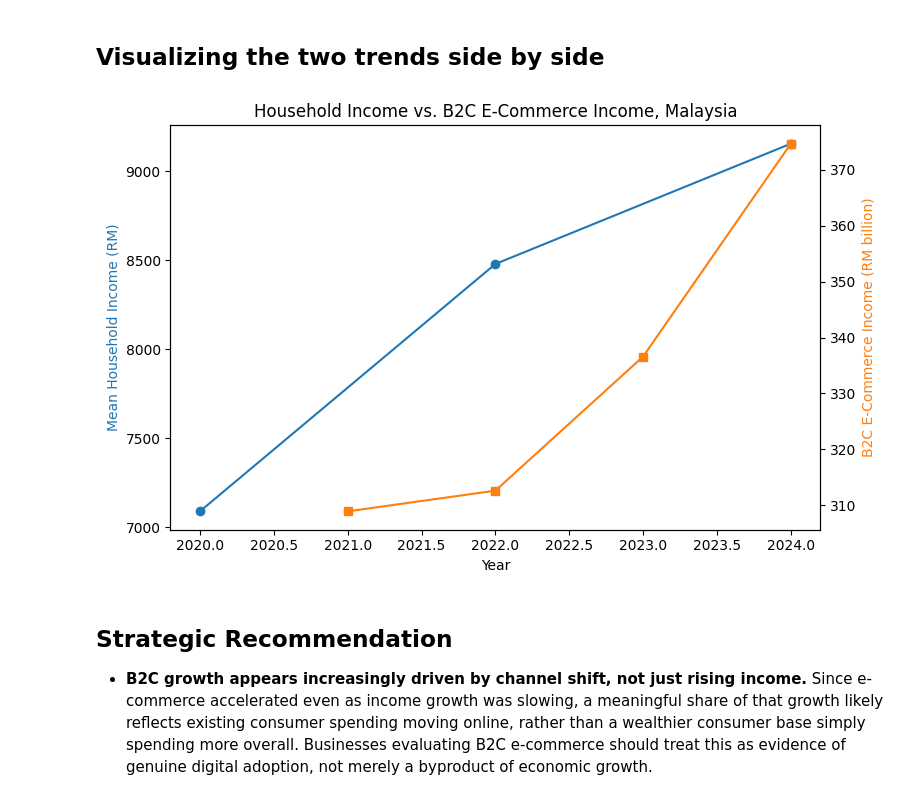
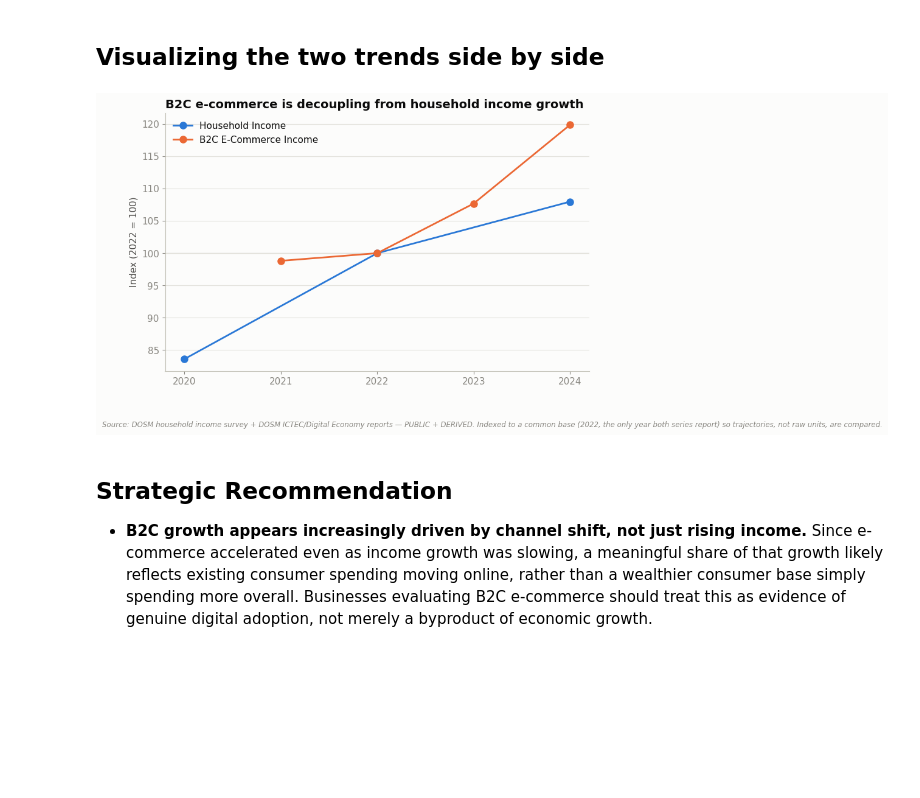
Before and after one commit to ooi-darren/malaysia-ecommerce-market-intelligence, a Jupyter notebook: notebooks/02-income-vs-ecommerce-growth.ipynb, the cells around one changed output. Cells and saved outputs as stored; diff of their text form; code cells hidden in the pictures; blank space fills up the shorter version.

```diff
--- a/notebooks/02-income-vs-ecommerce-growth.ipynb
+++ b/notebooks/02-income-vs-ecommerce-growth.ipynb
@@ -60,24 +93,37 @@ B2C e-commerce CAGR (2021-2024): 6.6%
 # %% [markdown]
 ## Visualizing the two trends side by side
 # %%
-fig, ax1 = plt.subplots(figsize=(8, 5))
+# Index both series to 100 at 2022 — the one year both series report —
+# so growth *trajectories* are comparable on a single axis (a shared axis on
+# raw units would be meaningless: RM per household vs. RM billion, a dual-axis
+# chart would invent a correlation that isn't in the data).
+income_idx = income[income['date'].isin(['2020-01-01', '2022-01-01', '2024-01-01'])].copy()
+income_idx['year'] = [2020, 2022, 2024]
+income_base = income_idx.loc[income_idx['year'] == 2022, 'income_mean'].values[0]
+income_idx['index'] = income_idx['income_mean'] / income_base * 100
 
-income_window = income[income['date'].isin(['2020-01-01', '2022-01-01', '2024-01-01'])]
-years_income = [2020, 2022, 2024]
-ax1.plot(years_income, income_window['income_mean'], marker='o', color='tab:blue', label='Mean Household Income (RM)')
-ax1.set_xlabel('Year')
-ax1.set_ylabel('Mean Household Income (RM)', color='tab:blue')
+b2c_idx = ecommerce[ecommerce['year'] >= 2021][['year', 'b2c_rm_billion']].copy()
+b2c_base = b2c_idx.loc[b2c_idx['year'] == 2022, 'b2c_rm_billion'].values[0]
+b2c_idx['index'] = b2c_idx['b2c_rm_billion'] / b2c_base * 100
 
-ax2 = ax1.twinx()
-b2c_window = ecommerce[ecommerce['year'] >= 2021]
-ax2.plot(b2c_window['year'], b2c_window['b2c_rm_billion'], marker='s', color='tab:orange', label='B2C E-Commerce Income (RM billion)')
-ax2.set_ylabel('B2C E-Commerce Income (RM billion)', color='tab:orange')
+fig, ax = plt.subplots(figsize=(9, 5.5))
+ax.plot(income_idx['year'], income_idx['index'], marker='o', markersize=8,
+        linewidth=2, color=PALETTE[0], label='Household Income')
+ax.plot(b2c_idx['year'], b2c_idx['index'], marker='o', markersize=8,
+        linewidth=2, color=PALETTE[1], label='B2C E-Commerce Income')
+ax.axhline(100, color=INK_MUTED, linewidth=0.8, zorder=0)
+ax.set_title('B2C e-commerce is decoupling from household income growth', loc='left')
+ax.set_ylabel('Index (2022 = 100)')
+ax.set_xlabel('')
+ax.set_xticks([2020, 2021, 2022, 2023, 2024])
+ax.legend()
 
-plt.title('Household Income vs. B2C E-Commerce Income, Malaysia')
-fig.tight_layout()
+add_source(ax.figure, 'Source: DOSM household income survey + DOSM ICTEC/Digital Economy reports — '
+                       'PUBLIC + DERIVED. Indexed to a common base (2022, the only year both series report) '
+                       'so trajectories, not raw units, are compared.')
 plt.show()
 # %% [output]
-[figure, old version]
+[figure, new version]
 # %% [markdown]
 ## Strategic Recommendation
 
```
Also changed, not shown: parts of 1 cell of this notebook, 2 other files.
